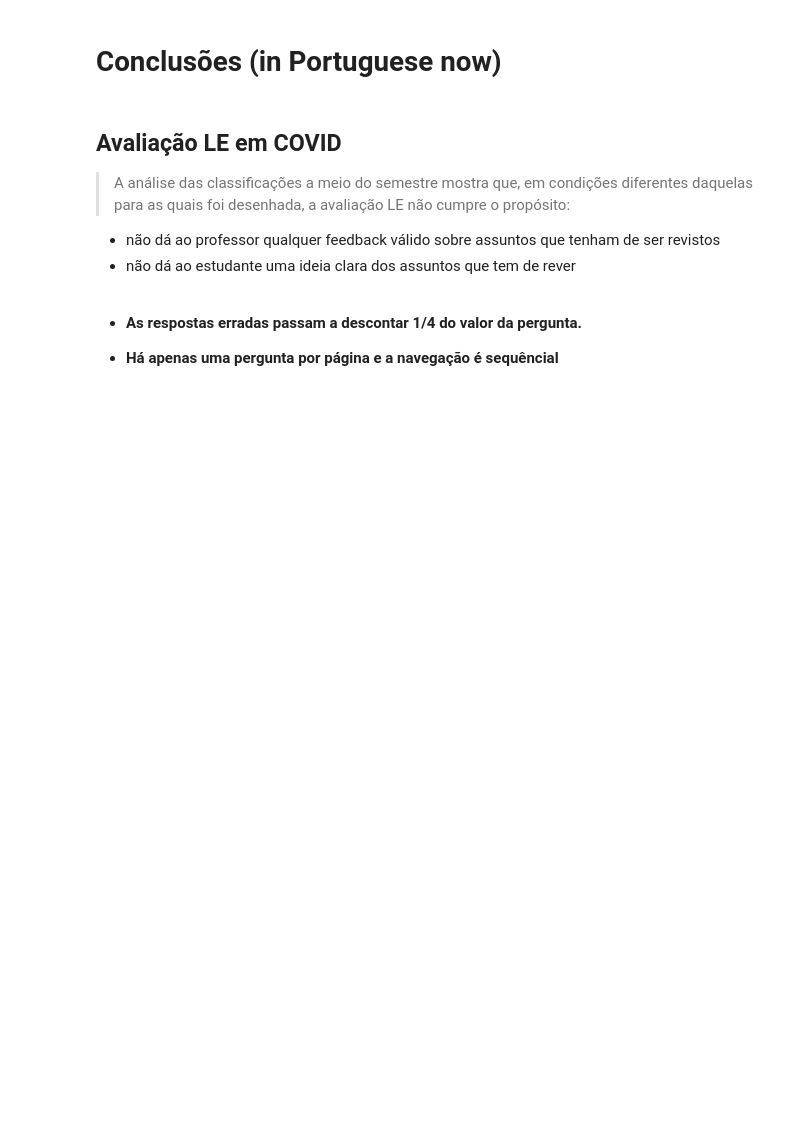
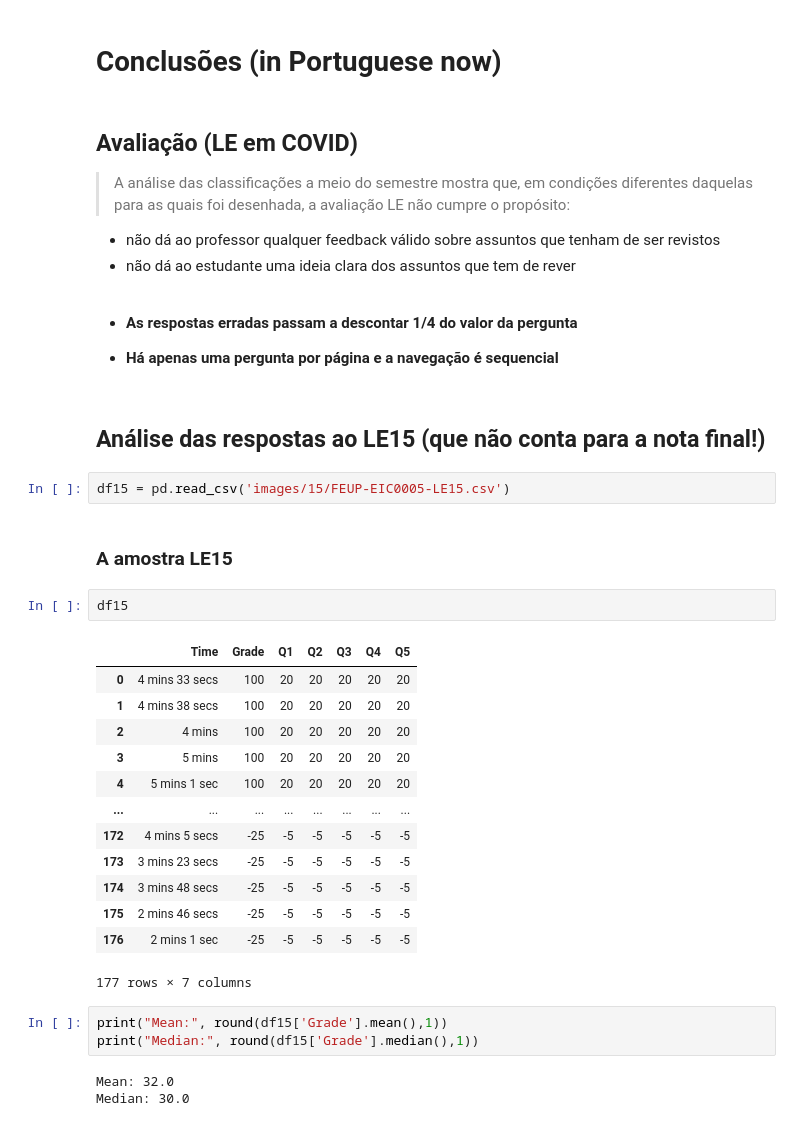
Before and after one commit to fpro-feup/public, a Jupyter notebook: midterm_analysis.ipynb, the cells around one changed output. Drawn from its saved outputs; the diff is of its cells as text; blank space fills up the shorter version.

```diff
--- a/midterm_analysis.ipynb
+++ b/midterm_analysis.ipynb
@@ -108,13 +148,41 @@ df['LE'].plot(kind='area', title='Cristal clear!', xticks=[0, 4, 8, 12, 16, 20])
 # %% [markdown]
 # Conclusões (in Portuguese now)
 # %% [markdown]
-## Avaliação LE em COVID
+## Avaliação (LE em COVID)
 
 > A análise das classificações a meio do semestre mostra que, em condições diferentes daquelas para as quais foi desenhada, a avaliação LE não cumpre o propósito:
 
 - não dá ao professor qualquer feedback válido sobre assuntos que tenham de ser revistos
 - não dá ao estudante uma ideia clara dos assuntos que tem de rever
 # %% [markdown]
-- **As respostas erradas passam a descontar 1/4 do valor da pergunta.**
+- **As respostas erradas passam a descontar 1/4 do valor da pergunta**
 
-- **Há apenas uma pergunta por página e a navegação é sequêncial**
+- **Há apenas uma pergunta por página e a navegação é sequencial**
+# %% [markdown]
+## Análise das respostas ao LE15 (que não conta para a nota final!)
+# %%
+df15 = pd.read_csv('images/15/FEUP-EIC0005-LE15.csv')
+# %% [markdown]
+### A amostra LE15
+# %%
+df15
+# %% [output]
+|  | Time | Grade | Q1 | Q2 | Q3 | Q4 | Q5 |
+| 0 | 4 mins 33 secs | 100 | 20 | 20 | 20 | 20 | 20 |
+| 1 | 4 mins 38 secs | 100 | 20 | 20 | 20 | 20 | 20 |
+| 2 | 4 mins | 100 | 20 | 20 | 20 | 20 | 20 |
+| 3 | 5 mins | 100 | 20 | 20 | 20 | 20 | 20 |
+| 4 | 5 mins 1 sec | 100 | 20 | 20 | 20 | 20 | 20 |
+| ... | ... | ... | ... | ... | ... | ... | ... |
+| 172 | 4 mins 5 secs | -25 | -5 | -5 | -5 | -5 | -5 |
+| 173 | 3 mins 23 secs | -25 | -5 | -5 | -5 | -5 | -5 |
+| 174 | 3 mins 48 secs | -25 | -5 | -5 | -5 | -5 | -5 |
+| 175 | 2 mins 46 secs | -25 | -5 | -5 | -5 | -5 | -5 |
+| 176 | 2 mins 1 sec | -25 | -5 | -5 | -5 | -5 | -5 |
+177 rows × 7 columns
+# %%
+print("Mean:", round(df15['Grade'].mean(),1))
+print("Median:", round(df15['Grade'].median(),1))
+# %% [output]
+Mean: 32.0
+Median: 30.0
```
Also changed, not shown: parts of 19 cells of this notebook.
